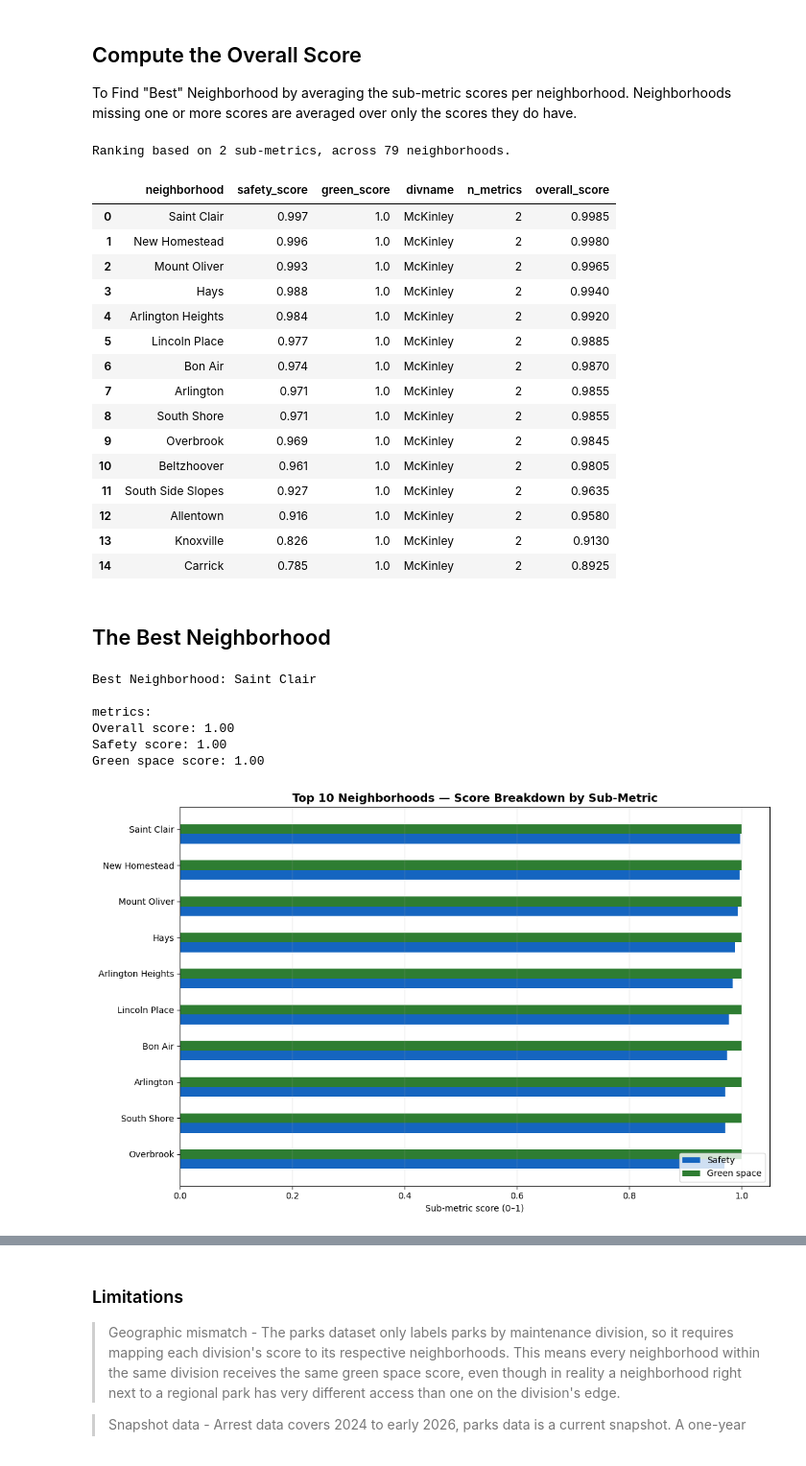
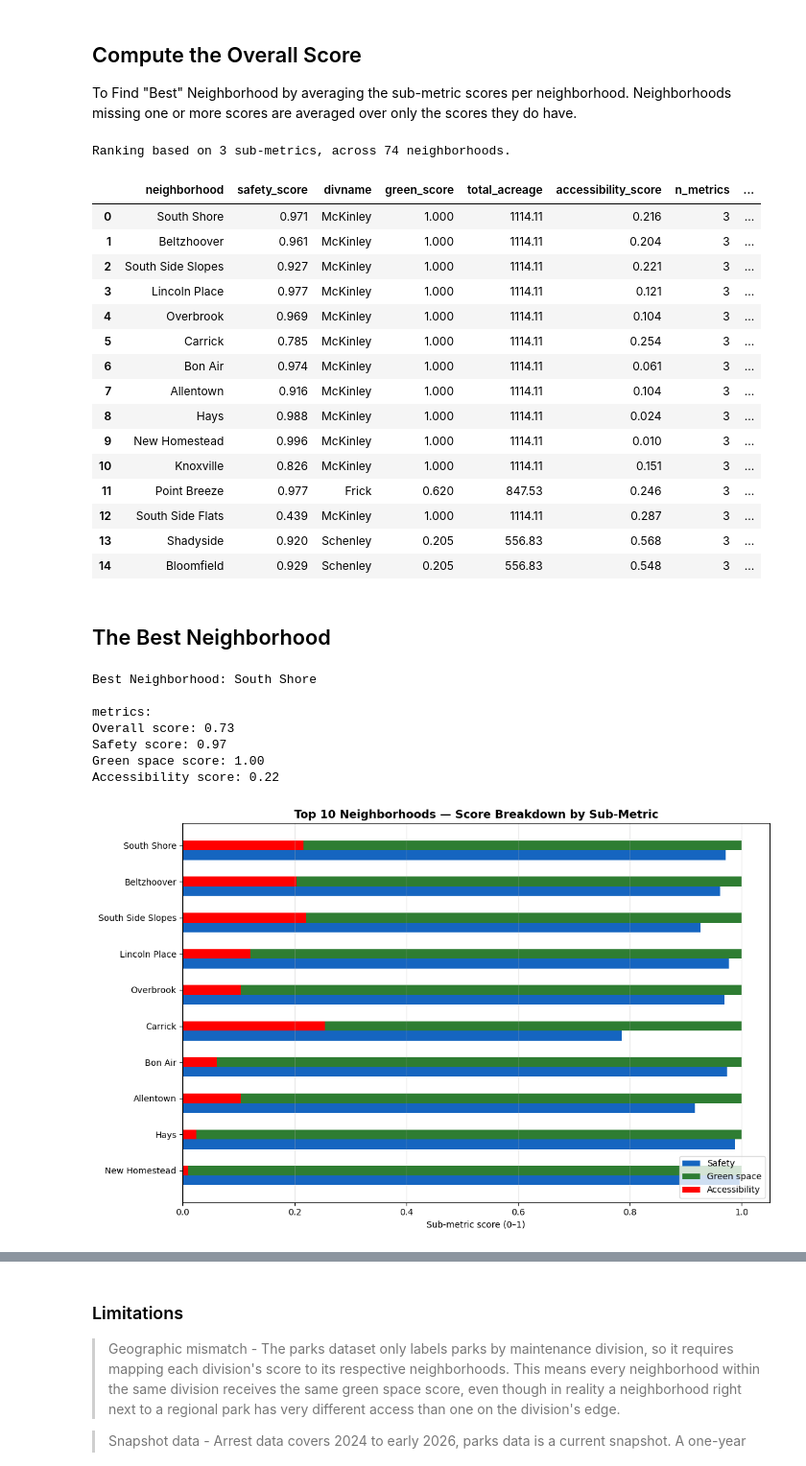
Before and after one commit to g0ldl/Best-Neighborhood, a Jupyter notebook: combined_analysis.ipynb, the cells around one changed output, grey strips where cells are left out. Shown at 96% size. Drawn from its saved outputs; the diff is of its cells as text; code cells hidden in the pictures.

Commit message:
merged with accessibility

```diff
--- a/combined_analysis.ipynb
+++ b/combined_analysis.ipynb
@@ -61,3 +59,6 @@ Safety scores: 95 neighborhoods
 | 2 | Ridgemont | 17 | 0.998 |
 | 3 | Chartiers | 23 | 0.997 |
 | 4 | Regent Square | 24 | 0.997 |
+# %%
+accessibility = pd.read_csv('neighborhood_accessibility_scores.csv')
+print(f'Accessibility Scores: {len(accessibility)} neighborhoods')
@@ -64,15 +67,26 @@ Safety scores: 95 neighborhoods
 # %% [markdown]
 ## Merge All Three Sub-Metrics
 # %%
-#merge safety
 combined = safety_clean[['neighborhood', 'safety_score']].copy()
 
-#merge green space
-combined = combined.merge(green[['neighborhood', 'green_score', 'divname']], on='neighborhood', how='outer')
-#merge acc
-combined = combined.merge(green[['neighborhood', 'green_score', 'divname']], on='neighborhood', how='outer')
+# Merge green space
+combined = combined.merge(
+    green[['neighborhood', 'green_score']],
+    on='neighborhood',
+    how='inner'
+)
 
+# Merge accessibility
+combined = combined.merge(
+    accessibility[['hood', 'accessibility_score']],
+    left_on='neighborhood',
+    right_on='hood',
+    how='inner'
+)
+
+# Drop duplicate column
+combined = combined.drop(columns=['hood'])
 
 print(f'Combined table: {len(combined)} neighborhoods')
-combined.head(10)
+combined.head()
 # %% [output]
@@ -91,6 +99,7 @@ Combined table: 91 neighborhoods
 # %%
-score_cols = ['safety_score', 'green_score']
+score_cols = ['safety_score', 'green_score', 'accessibility_score']
 for col in score_cols:
+    print(combined.columns.tolist())
     n_have = combined[col].notna().sum()
     print(f'{col:20s}: {n_have} / {len(combined)} neighborhoods have a score')
 # %% [output]
@@ -106,7 +119,6 @@ available_cols = [c for c in score_cols if combined[c].notna().any()]
 combined['n_metrics'] = combined[available_cols].notna().sum(axis = 1)
 combined['overall_score'] = combined[available_cols].mean(axis = 1, skipna = True)
 
-# For a fair final ranking, only include neighborhoods that have ALL available metrics
 max_metrics = combined['n_metrics'].max()
 ranked = combined[combined['n_metrics'] == max_metrics].copy()
 ranked = ranked.sort_values('overall_score', ascending = False).reset_index(drop = True)
@@ -114,23 +126,23 @@ ranked = ranked.sort_values('overall_score', ascending = False).reset_index(drop
 print(f'Ranking based on {max_metrics} sub-metrics, across {len(ranked)} neighborhoods.')
 ranked.head(15)
 # %% [output]
-Ranking based on 2 sub-metrics, across 79 neighborhoods.
+Ranking based on 3 sub-metrics, across 74 neighborhoods.
-|  | neighborhood | safety_score | green_score | divname | n_metrics | overall_score |
-| 0 | Saint Clair | 0.997 | 1.0 | McKinley | 2 | 0.9985 |
-| 1 | New Homestead | 0.996 | 1.0 | McKinley | 2 | 0.9980 |
-| 2 | Mount Oliver | 0.993 | 1.0 | McKinley | 2 | 0.9965 |
-| 3 | Hays | 0.988 | 1.0 | McKinley | 2 | 0.9940 |
-| 4 | Arlington Heights | 0.984 | 1.0 | McKinley | 2 | 0.9920 |
-| 5 | Lincoln Place | 0.977 | 1.0 | McKinley | 2 | 0.9885 |
-| 6 | Bon Air | 0.974 | 1.0 | McKinley | 2 | 0.9870 |
-| 7 | Arlington | 0.971 | 1.0 | McKinley | 2 | 0.9855 |
-| 8 | South Shore | 0.971 | 1.0 | McKinley | 2 | 0.9855 |
-| 9 | Overbrook | 0.969 | 1.0 | McKinley | 2 | 0.9845 |
-| 10 | Beltzhoover | 0.961 | 1.0 | McKinley | 2 | 0.9805 |
-| 11 | South Side Slopes | 0.927 | 1.0 | McKinley | 2 | 0.9635 |
-| 12 | Allentown | 0.916 | 1.0 | McKinley | 2 | 0.9580 |
-| 13 | Knoxville | 0.826 | 1.0 | McKinley | 2 | 0.9130 |
-| 14 | Carrick | 0.785 | 1.0 | McKinley | 2 | 0.8925 |
+|  | neighborhood | safety_score | divname | green_score | total_acreage | accessibility_score | n_metrics | ... |
+| 0 | South Shore | 0.971 | McKinley | 1.000 | 1114.11 | 0.216 | 3 | ... |
+| 1 | Beltzhoover | 0.961 | McKinley | 1.000 | 1114.11 | 0.204 | 3 | ... |
+| 2 | South Side Slopes | 0.927 | McKinley | 1.000 | 1114.11 | 0.221 | 3 | ... |
+| 3 | Lincoln Place | 0.977 | McKinley | 1.000 | 1114.11 | 0.121 | 3 | ... |
+| 4 | Overbrook | 0.969 | McKinley | 1.000 | 1114.11 | 0.104 | 3 | ... |
+| 5 | Carrick | 0.785 | McKinley | 1.000 | 1114.11 | 0.254 | 3 | ... |
+| 6 | Bon Air | 0.974 | McKinley | 1.000 | 1114.11 | 0.061 | 3 | ... |
+| 7 | Allentown | 0.916 | McKinley | 1.000 | 1114.11 | 0.104 | 3 | ... |
+| 8 | Hays | 0.988 | McKinley | 1.000 | 1114.11 | 0.024 | 3 | ... |
+| 9 | New Homestead | 0.996 | McKinley | 1.000 | 1114.11 | 0.010 | 3 | ... |
+| 10 | Knoxville | 0.826 | McKinley | 1.000 | 1114.11 | 0.151 | 3 | ... |
+| 11 | Point Breeze | 0.977 | Frick | 0.620 | 847.53 | 0.246 | 3 | ... |
+| 12 | South Side Flats | 0.439 | McKinley | 1.000 | 1114.11 | 0.287 | 3 | ... |
+| 13 | Shadyside | 0.920 | Schenley | 0.205 | 556.83 | 0.568 | 3 | ... |
+| 14 | Bloomfield | 0.929 | Schenley | 0.205 | 556.83 | 0.548 | 3 | ... |
 # %% [markdown]
 ## The Best Neighborhood
 # %%
@@ -141,36 +153,37 @@ print(f"metrics:")
 print(f"Overall score: {winner['overall_score']:.2f}")
 print(f"Safety score: {winner['safety_score']:.2f}")
 print(f"Green space score: {winner['green_score']:.2f}")
-#print(f"Accessibility score: {winner['accessibility_score']:.2f}")
+print(f"Accessibility score: {winner['accessibility_score']:.2f}")
 # %% [output]
-Best Neighborhood: Saint Clair
+Best Neighborhood: South Shore
 
 metrics:
-Overall score: 1.00
-Safety score: 1.00
+Overall score: 0.73
+Safety score: 0.97
 Green space score: 1.00
+Accessibility score: 0.22
 # %%
 top10 = ranked.head(10).iloc[::-1]
 
 fig, ax = plt.subplots(figsize=(11, 7))
 y = np.arange(len(top10))
 width = 0.27
 
 ax.barh(y - width, top10['safety_score'], width, label = 'Safety', color = '#1565C0')
 ax.barh(y,        top10['green_score'],  width, label = 'Green space', color = '#2E7D32')
-#ax.barh(y,        top10['accessibility_score'],  width, label='Accessibility', color='red')
+ax.barh(y,        top10['accessibility_score'],  width, label='Accessibility', color='red')
 
 ax.set_yticks(y)
 ax.set_yticklabels(top10['neighborhood'])
 ax.set_xlabel('Sub-metric score (0–1)')
 ax.set_xlim(0, 1.05)
 ax.set_title('Top 10 Neighborhoods — Score Breakdown by Sub-Metric', fontsize = 13, fontweight = 'bold')
 ax.legend(loc = 'lower right')
 ax.grid(axis = 'x', alpha = 0.3)
 plt.tight_layout()
 plt.show()
 # %% [output]
-[figure, old version]
+[figure, new version]
 # %%
 ranked.to_csv('final_rankings.csv', index=False)
 print(f'Saved final_rankings.csv with {len(ranked)} ranked neighborhoods.')
```
Also changed, not shown: parts of 5 cells of this notebook, 9 other files.
